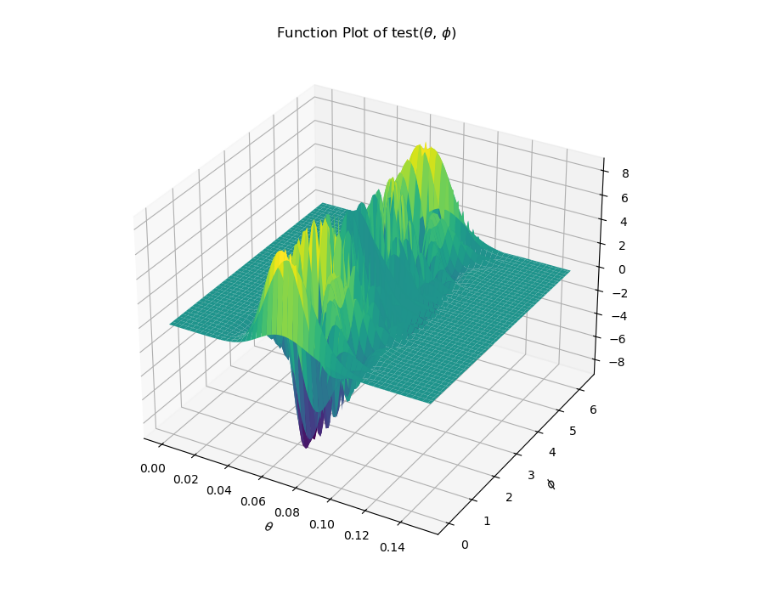
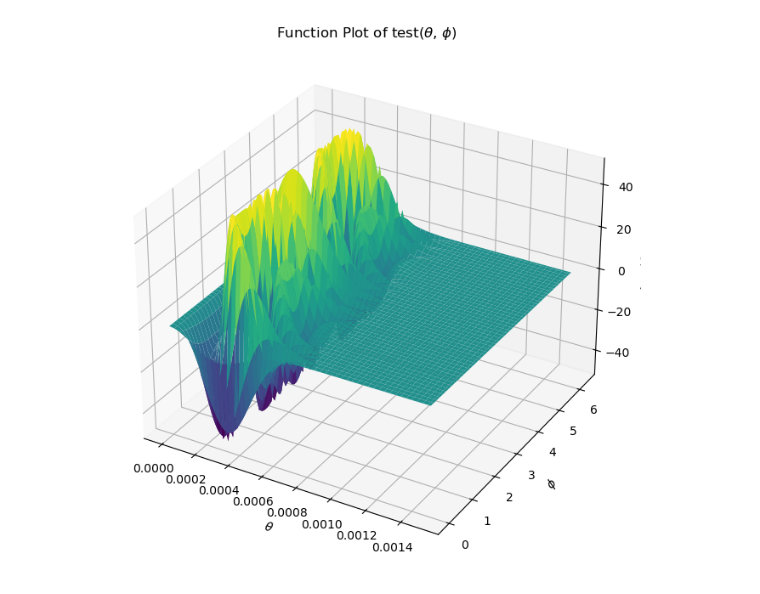
Before and after one commit to stiliglink/issue2, a Jupyter notebook: bremsstrahlung_LG.ipynb, the cells around one changed output. Saved outputs shown, nothing was run; the diff lists cells and outputs as text; code cells hidden in the pictures.

```diff
--- a/bremsstrahlung_LG.ipynb
+++ b/bremsstrahlung_LG.ipynb
@@ -212,7 +215,7 @@ print("积分结果:", result, "误差:", result.sdev)
 import matplotlib.pyplot as plt
 from mpl_toolkits.mplot3d import Axes3D
 
-@jit(nopython=True, cache=True)
+@jit(nopython=True)
 def M(epsilon,theta,phi,s,epsilon_f,theta_f,phi_f,s_f,omega,theta_k,phi_k,lamb):
 
     photon_polar_slash_=photon_polar_slash(lamb,theta_k,phi_k)
@@ -221,7 +224,7 @@ def M(epsilon,theta,phi,s,epsilon_f,theta_f,phi_f,s_f,omega,theta_k,phi_k,lamb):
     three_vec_f=three_vec(epsilon_f,me,theta_f,phi_f)
     three_vec_k=three_vec(omega,0,theta_k,phi_k)
 
-    res=(4*np.pi)**(3/2)*Z*e**3/((three_vec_f+three_vec_k-three_vec_i)@(three_vec_f+three_vec_k-three_vec_i))*\
+    res=-(4*np.pi)**(3/2)*Z*e**3/((three_vec_f+three_vec_k-three_vec_i)@(three_vec_f+three_vec_k-three_vec_i))*\
                         u_f(epsilon_f,theta_f,phi_f,s_f)@\
                         (1/(2*(omega*epsilon_f-three_vec_k@three_vec_f))*photon_polar_slash_@\
                         (four_vec_slash(epsilon_f,me,theta_f,phi_f)+four_vec_slash_k+me*I_4)@gamma0\
@@ -233,8 +236,8 @@ def M(epsilon,theta,phi,s,epsilon_f,theta_f,phi_f,s_f,omega,theta_k,phi_k,lamb):
 
 
 
-@jit(nopython=True, cache=True)
-def var_L_pre_plt(theta,phi,s,epsilon_f,theta_f,phi_f,s_f,omega,theta_k,phi_k,lamb):
+@jit(nopython=True)
+def curl_L_pre_plt(theta,phi,s,epsilon_f,theta_f,phi_f,s_f,omega,theta_k,phi_k,lamb):
     epsilon=epsilon_f+omega
     three_vec_res = three_vec(epsilon, me, theta, phi).astype(np.complex128)
     res=np.pi/(2*np.pi)**(3)*np.sin(theta)*Phi_cap(epsilon,theta,phi,l)*np.exp(-1j*b_perp@three_vec_res)\
@@ -242,40 +245,40 @@ def var_L_pre_plt(theta,phi,s,epsilon_f,theta_f,phi_f,s_f,omega,theta_k,phi_k,la
     return res
 
 def test(theta,phi):
-    res=var_L_pre_plt(theta,phi,0.5,1.026,np.pi/3,np.pi/3,0.5,4,np.pi/3,np.pi/3,1)
+    res=curl_L_pre_plt(theta,phi,0.5,1.026,np.pi/3,np.pi/3,0.5,4,np.pi/3,np.pi/3,1)
     return res.imag
 
 
 # 生成 theta 和 phi 的数据
-theta_vals = np.linspace(0, 0.15, 100)  # 从 0 到 pi
+theta_vals = np.linspace(0, 0.0015, 100)  # 从 0 到 pi
 phi_vals = np.linspace(0, 2*np.pi, 100)  # 从 0 到 2*pi
 theta, phi = np.meshgrid(theta_vals, phi_vals)
 
 # 计算 test 函数值
 # 用 numpy 的 `frompyfunc` 确保 `test` 逐元素计算
 z = np.frompyfunc(test, 2, 1)(theta, phi).astype(np.float64)  # 关键部分
 
 
 # 创建图形
 fig = plt.figure(figsize=(10, 8))
 
 # 选择绘制方式(取消注释你想要的)
 
 ## 方式 1: 3D 曲面图
 ax = fig.add_subplot(111, projection='3d')
 ax.plot_surface(theta, phi, z, cmap='viridis')
 ax.set_xlabel(r'$\theta$')
 ax.set_ylabel(r'$\phi$')
 ax.set_zlabel(r'test($\theta$, $\phi$)')
 
 ## 方式 2: 等高线图(如果需要 2D 视图)
 # ax = fig.add_subplot(111)
 # contour = ax.contourf(theta, phi, z, levels=50, cmap='viridis')
 # fig.colorbar(contour)
 # ax.set_xlabel(r'$\theta$')
 # ax.set_ylabel(r'$\phi$')
 
 plt.title("Function Plot of test($\\theta$, $\\phi$)")
 plt.show()
 # %% [output]
-[figure, old version]
+[figure, new version]
```
Also changed, not shown: parts of 1 cell of this notebook.
